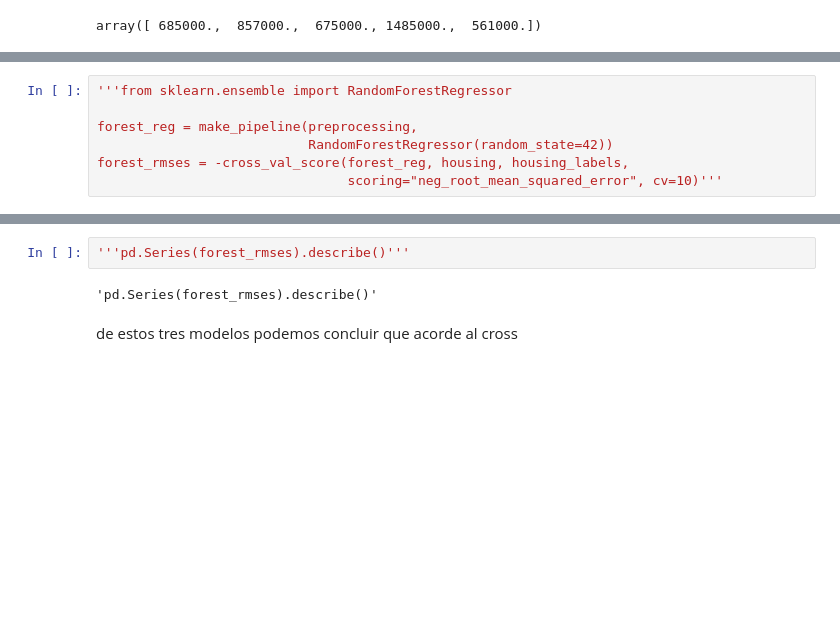
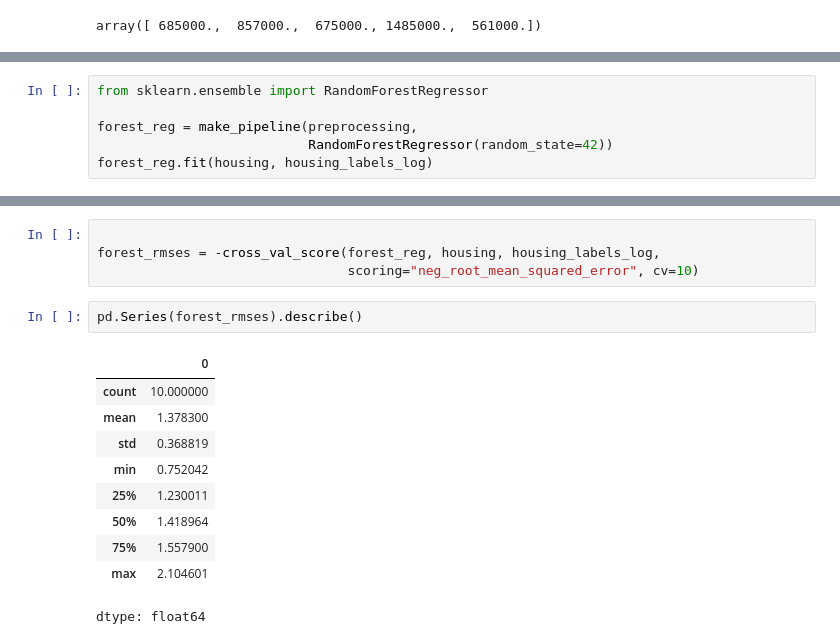
Before and after one commit to shirohigexe/practicas_HO_ML, a Jupyter notebook: Practica_1.ipynb, the cells around one changed output, grey strips where cells are left out. Cells and saved outputs as stored; diff of their text form; blank space fills up the shorter version.

```diff
--- a/Practica_1.ipynb
+++ b/Practica_1.ipynb
@@ -554,8 +585,7 @@ dtype: float64
 # %%
-'''from sklearn.ensemble import RandomForestRegressor
+from sklearn.ensemble import RandomForestRegressor
 
 forest_reg = make_pipeline(preprocessing,
                            RandomForestRegressor(random_state=42))
-forest_rmses = -cross_val_score(forest_reg, housing, housing_labels,
-                                scoring="neg_root_mean_squared_error", cv=10)'''
+forest_reg.fit(housing, housing_labels_log)
 # %% [output]
@@ -563,6 +609,17 @@ forest_rmses = -cross_val_score(forest_reg, housing, housing_labels,
+# %%
+
+forest_rmses = -cross_val_score(forest_reg, housing, housing_labels_log,
+                                scoring="neg_root_mean_squared_error", cv=10)
 # %%
-'''pd.Series(forest_rmses).describe()'''
+pd.Series(forest_rmses).describe()
 # %% [output]
+|  | 0 |
+| count | 10.000000 |
+| mean | 1.378300 |
+| std | 0.368819 |
+| min | 0.752042 |
+| 25% | 1.230011 |
+| 50% | 1.418964 |
+| 75% | 1.557900 |
+| max | 2.104601 |
-'pd.Series(forest_rmses).describe()'
+dtype: float64
-# %% [markdown]
-de estos tres modelos podemos concluir que acorde al cross
```
Also changed, not shown: parts of 18 cells of this notebook.
